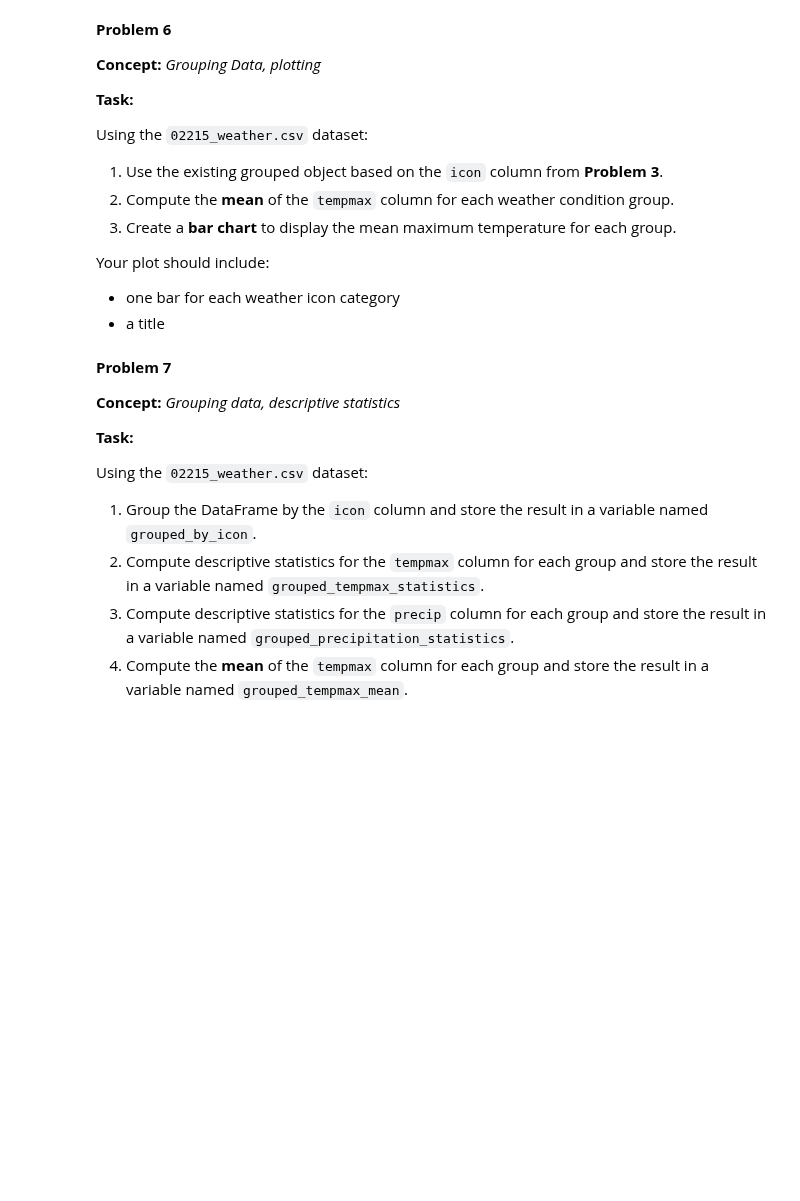
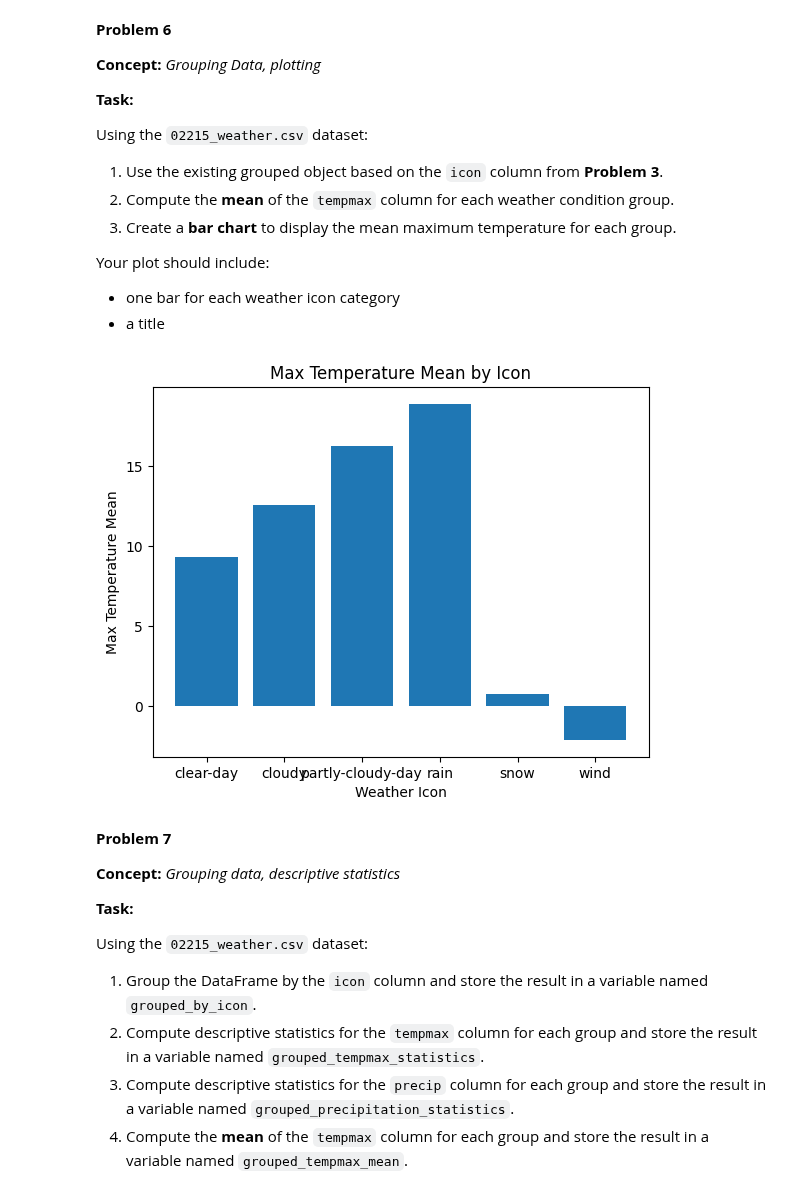
Before and after one commit to nrandazzo222/homework, a Jupyter notebook: week-11/homework.ipynb, the cells around one changed output. Saved outputs shown, nothing was run; the diff lists cells and outputs as text; code cells hidden in the pictures; blank space fills up the shorter version.

```diff
--- a/week-11/homework.ipynb
+++ b/week-11/homework.ipynb
@@ -256,3 +279,18 @@ Your plot should include:
+# %%
+# Your Solution
+
+tempmax_mean = df_weather_icon['tempmax'].mean()
+
+temp_idx = tempmax_mean.index
+temp_val = tempmax_mean.values
+
+plt.bar(temp_idx, temp_val)
+plt.xlabel('Weather Icon')
+plt.ylabel('Max Temperature Mean')
+plt.title('Max Temperature Mean by Icon')
+plt.show()
+# %% [output]
+[figure, added]
 # %% [markdown]
 **Problem 7**
 
```
Also changed, not shown: parts of 12 cells of this notebook.
